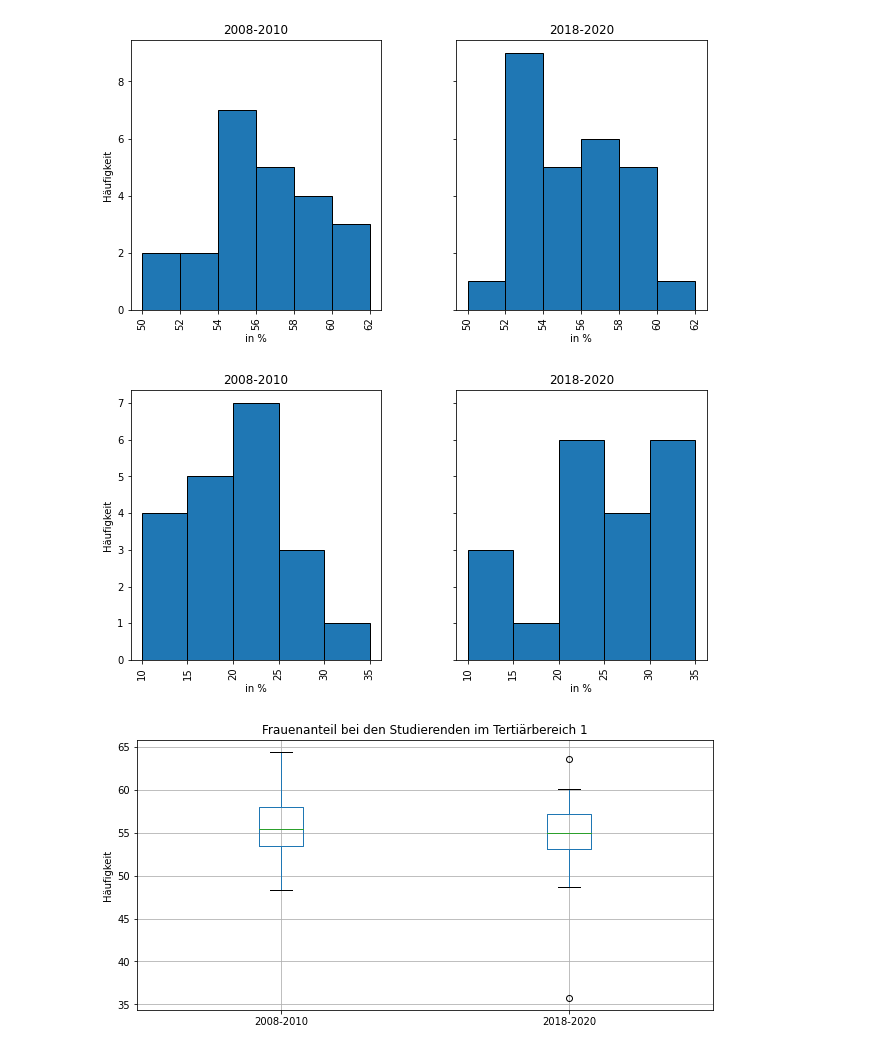
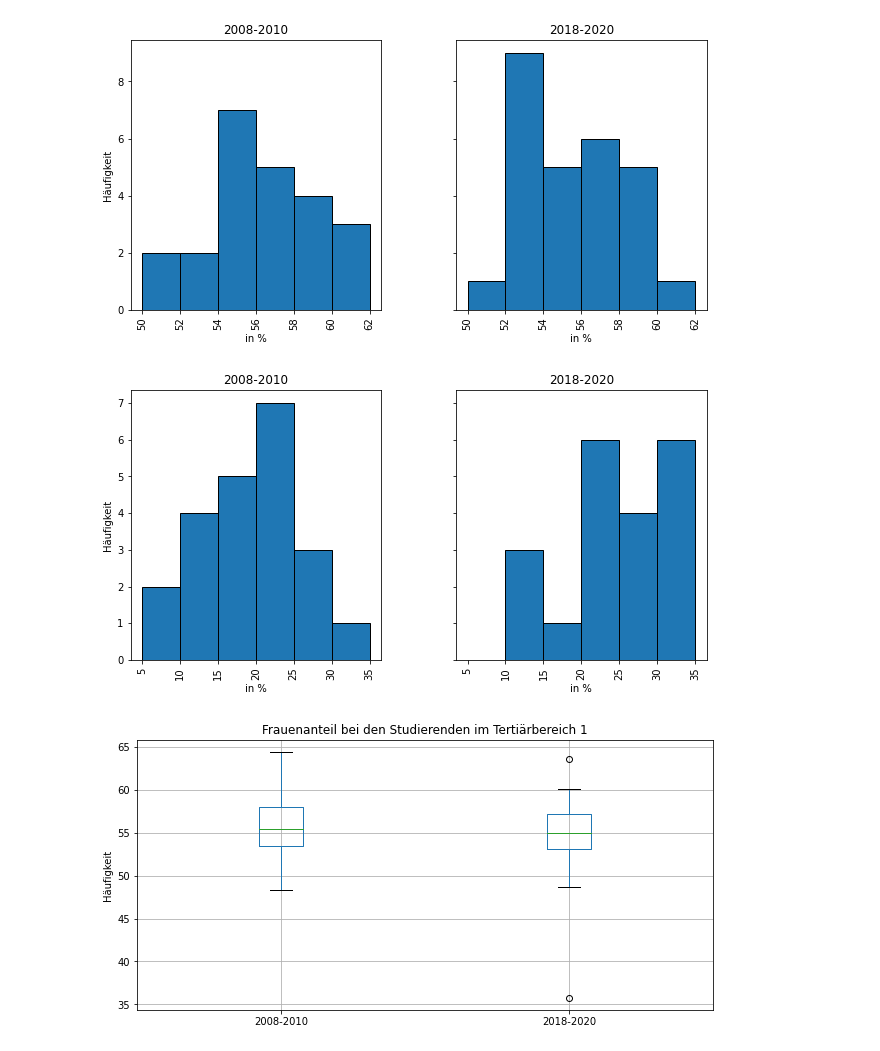
Before and after one commit to michaelbeutler/bbzbl-idaf-data-analysis, a Jupyter notebook: idaf.ipynb, the cells around one changed output. Drawn from its saved outputs; the diff is of its cells as text; code cells hidden in the pictures.

Commit message:
Adjusted bins for second histogram. 🧵

```diff
--- a/idaf.ipynb
+++ b/idaf.ipynb
@@ -177,18 +177,18 @@ save_hist(hist, 'study2008-2010_2018-2020')
 [figure]
 # %%
 # Print hist for Frauenanteil in nationalen Parlamenten 2008-2010, 2018-2020
-bins = np.arange(start=10, stop=40, step=5)
+bins = np.arange(start=5, stop=40, step=5)
 hist = df.hist(column='Frauenanteil in nationalen Parlamenten',
                sharey=True,
                figsize=[10, 5],
                by='timespan',
                bins=bins,
                edgecolor='black')
 
 format_hist(hist)
 save_hist(hist, 'politics2008-2010_2018-2020')
 # %% [output]
-[figure, old version]
+[figure, new version]
 # %%
 # Print boxplot
 boxplot = df.boxplot(by='timespan',
```
Also changed, not shown: 2 other files.
